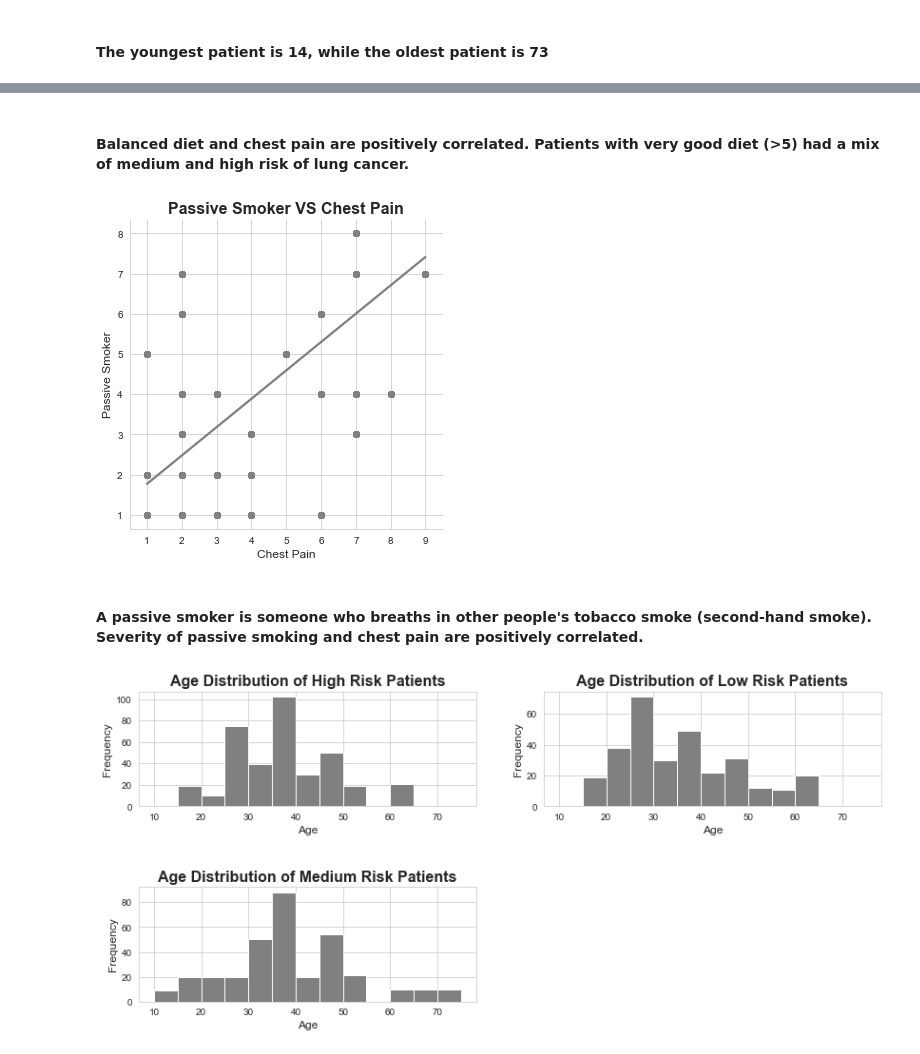
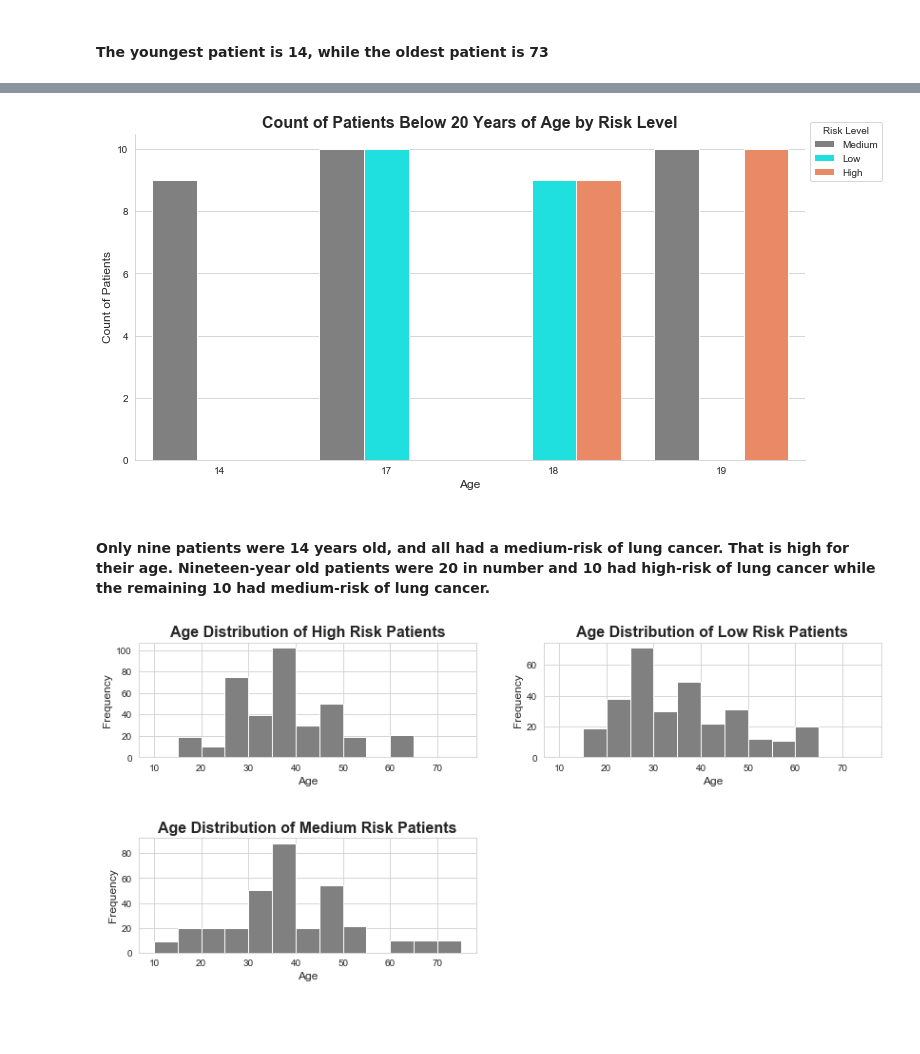
Before and after one commit to Lehita/PROJECTS, a Jupyter notebook: Lung Cancer Risk Prediction/Lung Cancer Project.ipynb, the cells around one changed output, grey strips where cells are left out. Drawn from its saved outputs; the diff is of its cells as text; code cells hidden in the pictures; blank space fills up the shorter version.

```diff
--- a/Lung Cancer Risk Prediction/Lung Cancer Project.ipynb
+++ b/Lung Cancer Risk Prediction/Lung Cancer Project.ipynb
@@ -275,15 +222,18 @@ plt.show()
-# %% [markdown]
-#### Balanced diet and chest pain are positively correlated. Patients with very good diet (>5) had a mix of medium and high risk of lung cancer.
-# %%
-sns.lmplot(x="Chest_pain",y="Passive_smoker",data=data,ci=None,scatter_kws={'color':'gray'},line_kws={'color':'gray'})
-plt.title("Passive Smoker VS Chest Pain",fontsize=16,fontweight='bold')
-plt.xlabel("Chest Pain",fontsize=12)
-plt.ylabel("Passive Smoker",fontsize=12)
-plt.show()
-# %% [output]
-[figure, removed]
-# %% [markdown]
-#### A passive smoker is someone who breaths in other people's tobacco smoke (second-hand smoke). Severity of passive smoking and chest pain are positively correlated.
+# %%
+less_20 = data[data["Age"] < 20]
+plt.figure(figsize=(12,6))
+column = sns.countplot(x="Age",data=less_20,hue="Level", palette=["gray","cyan","coral"])
+plt.title("Count of Patients Below 20 Years of Age by Risk Level",fontsize=16,fontweight='bold')
+plt.xlabel("Age",fontsize=12)
+plt.ylabel("Count of Patients",fontsize=12)
+column.spines["right"].set_visible(False)
+column.spines["top"].set_visible(False)
+plt.legend(title="Risk Level",bbox_to_anchor=(1.0,1.05))
+plt.show()
+# %% [output]
+[figure, added]
+# %% [markdown]
+#### Only nine patients were 14 years old, and all had a medium-risk of lung cancer. That is high for their age. Nineteen-year old patients were 20 in number and 10 had high-risk of lung cancer while the remaining 10 had medium-risk of lung cancer.
 # %%
 #splitting the data into high, medium, and low categories.
 high = data[data["Level"] == 'High']
```
Also changed, not shown: parts of 41 cells of this notebook, 8 other files.
